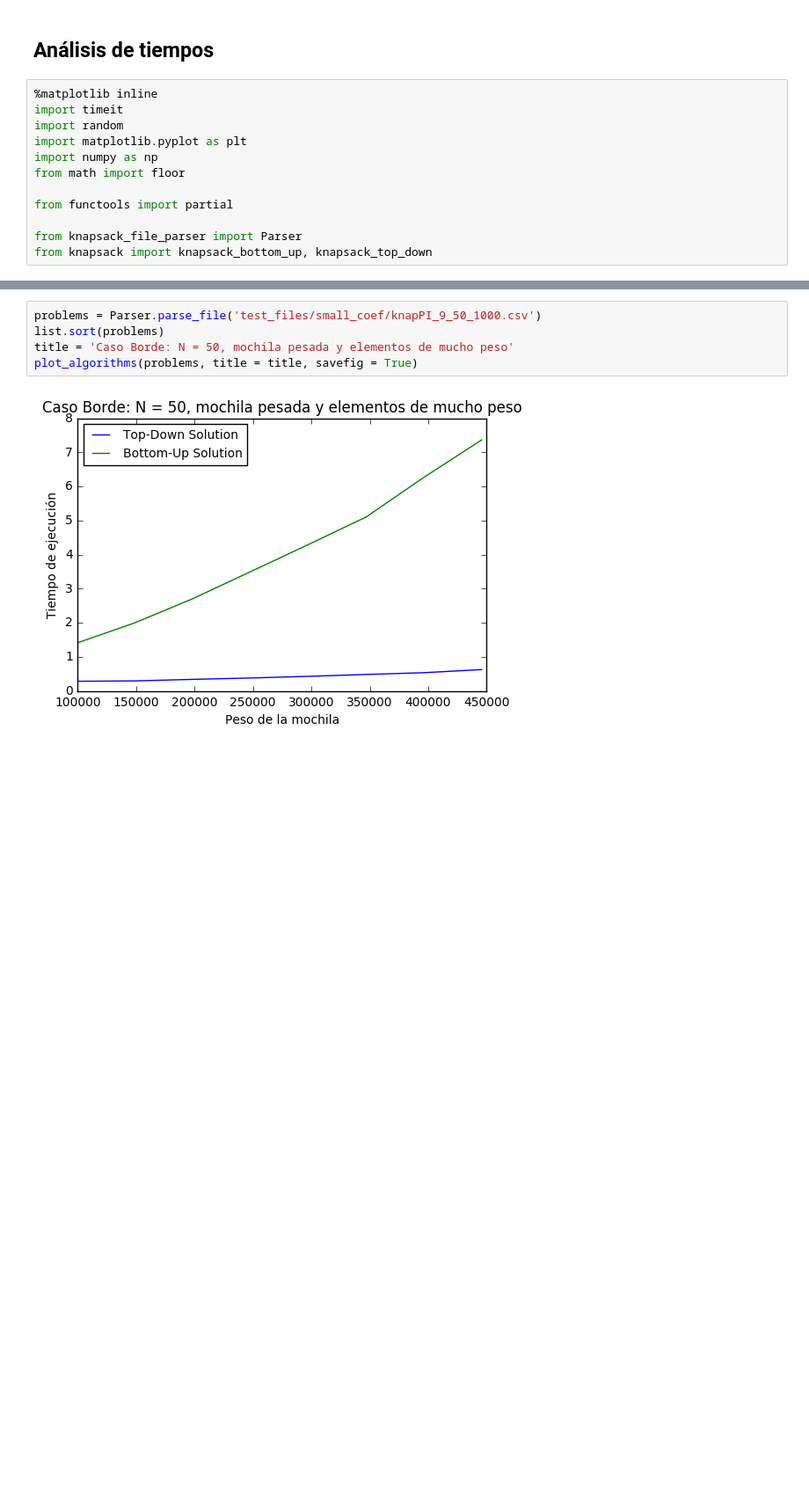
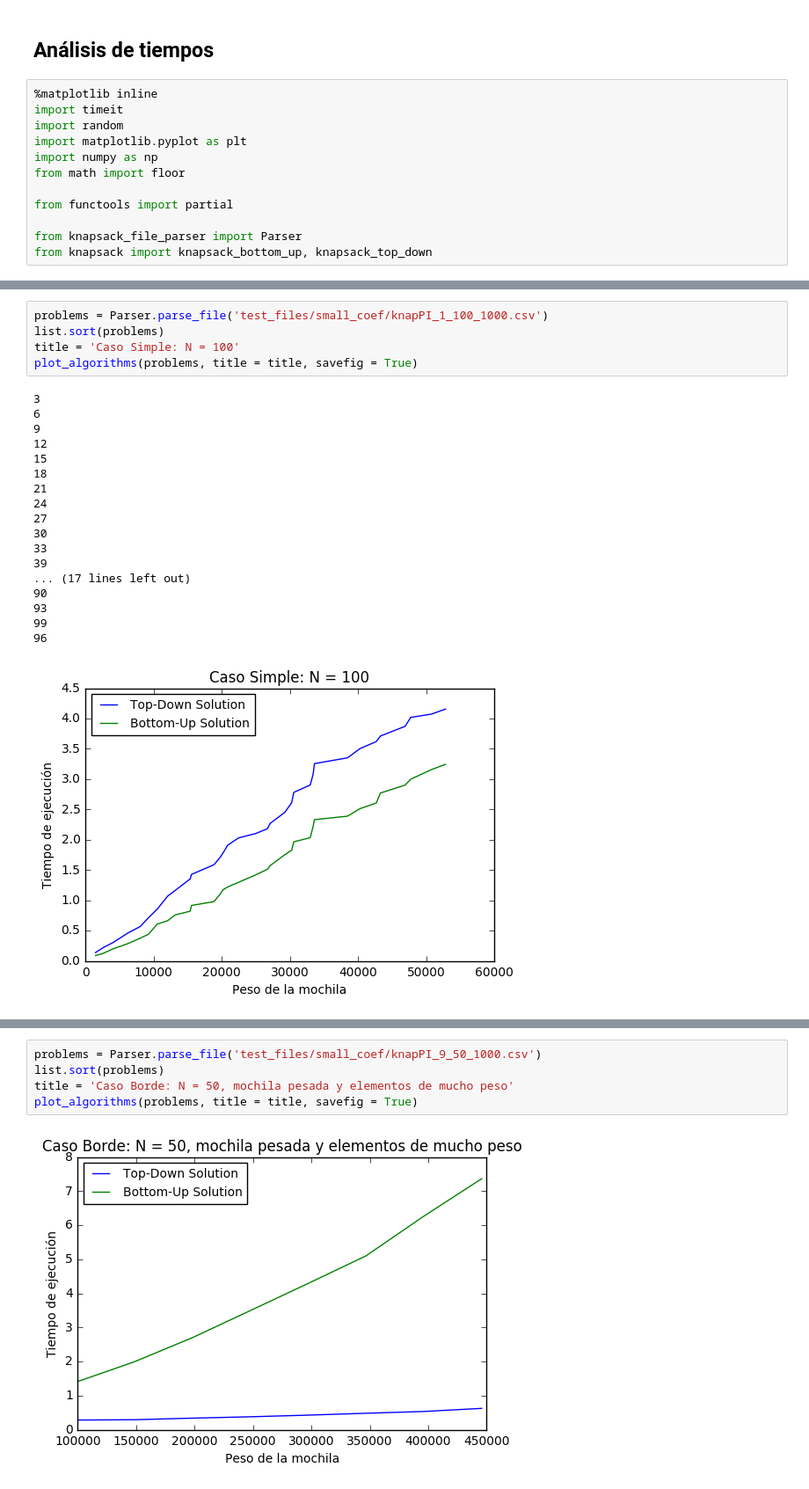
Before and after one commit to edittler/tda-fiuba, a Jupyter notebook: tp2/programacion-dinamica/Knapsack.ipynb, the cells around one changed output, grey strips where cells are left out. Shown: that part at 88% size. Cells and saved outputs as stored; diff of their text form; blank space fills up the shorter version.

```diff
--- a/tp2/programacion-dinamica/Knapsack.ipynb
+++ b/tp2/programacion-dinamica/Knapsack.ipynb
@@ -50,3 +51,27 @@ def plot_algorithms(problems, title='', savefig=False):
         filename = '_'.join(["n", str(len(problems[0].values)), 'maxWeight', str(weight)])
         plt.savefig('images/' + filename + '.png', bbox_inches='tight')
     plt.show()
+# %%
+problems = Parser.parse_file('test_files/small_coef/knapPI_1_100_1000.csv')
+list.sort(problems)
+title = 'Caso Simple: N = 100'
+plot_algorithms(problems, title = title, savefig = True)
+# %% [output]
+3
+6
+9
+12
+15
+18
+21
+24
+27
+30
+33
+39
+... (17 lines left out)
+90
+93
+99
+96
+[figure, added]
```
Also changed, not shown: parts of 6 cells of this notebook, 6 other files.
